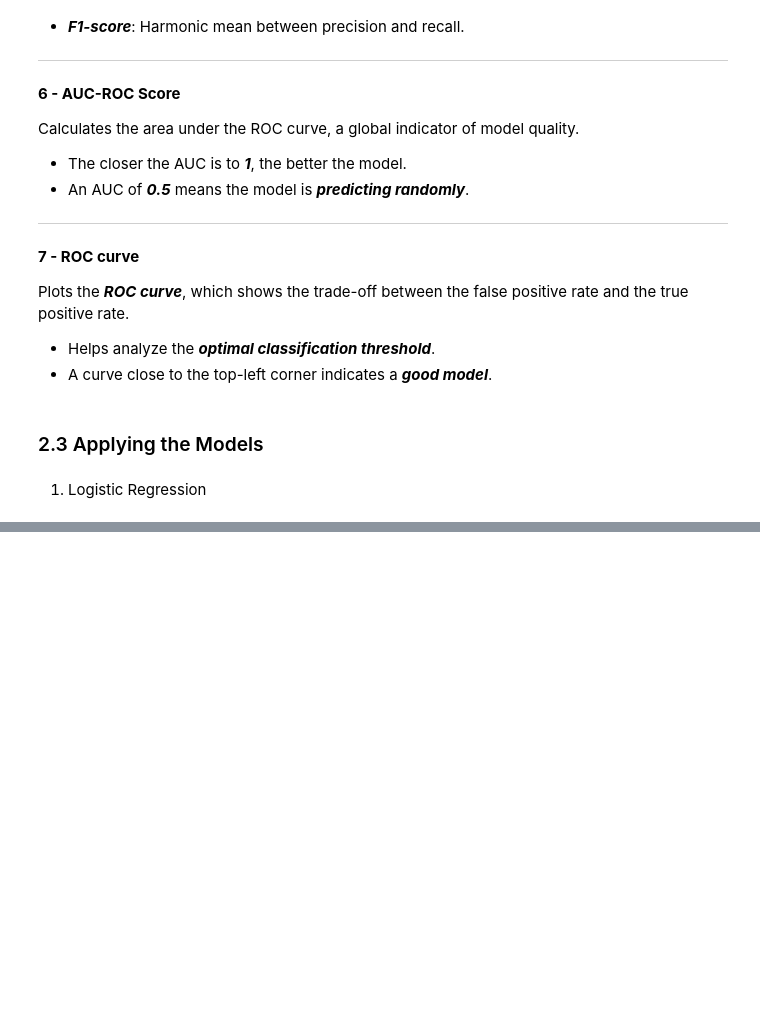
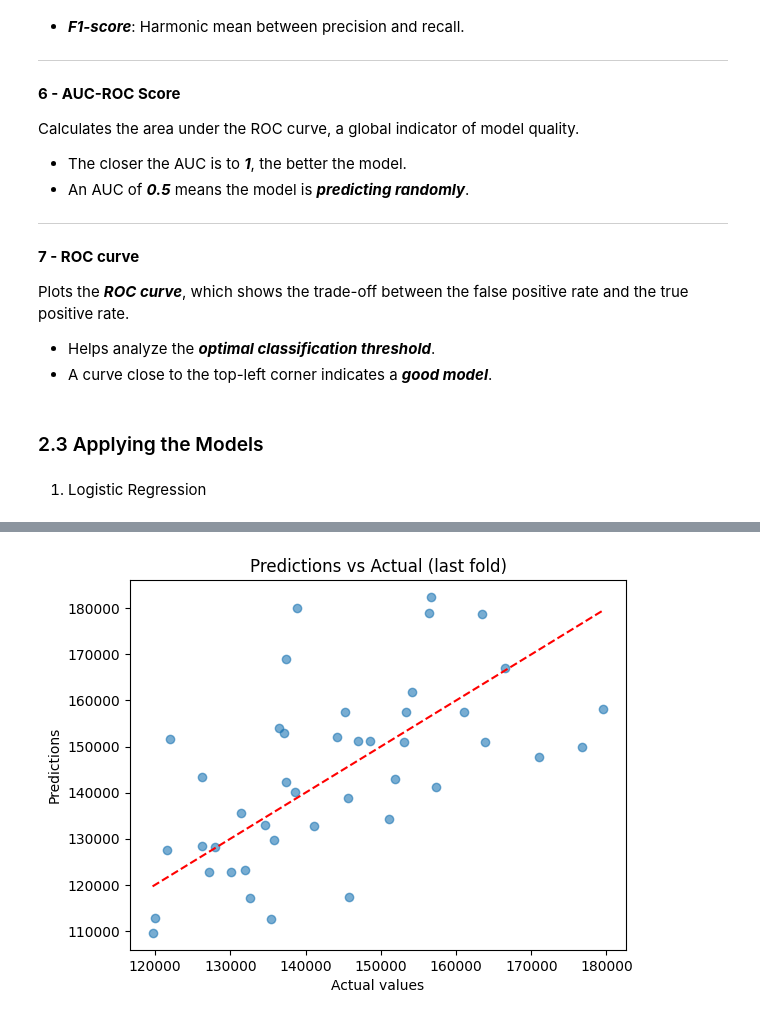
Before and after one commit to Samuel-JULLY/KMUTNB_internship, a Jupyter notebook: Projet.ipynb, the cells around one changed output, grey strips where cells are left out. Cells and saved outputs as stored; diff of their text form; code cells hidden in the pictures; blank space fills up the shorter version.

```diff
--- a/Projet.ipynb
+++ b/Projet.ipynb
@@ -425,48 +385,47 @@ plt.show()
 # %%
-from sklearn.tree import DecisionTreeClassifier
-from sklearn.metrics import confusion_matrix, classification_report, roc_auc_score, roc_curve
+from sklearn.tree import DecisionTreeRegressor
+from sklearn.metrics import mean_squared_error, r2_score
+from sklearn.model_selection import KFold
+import numpy as np
 import matplotlib.pyplot as plt
-import numpy as np
 
-# Model initialization
-dtree = DecisionTreeClassifier(random_state=42)
+# Initialize Decision Tree Regressor
+reg = DecisionTreeRegressor(random_state=42)
 
-# Storage for averages
-roc_aucs = []
-mean_fpr = np.linspace(0, 1, 100)
-tprs = []
+# Store evaluation scores
+r2_scores = []
+mse_scores = []
 
-for i, (train_index, test_index) in enumerate(skf.split(X, y)):
-    X_train, X_test = X[train_index], X[test_index]
-    y_train, y_test = y[train_index], y[test_index]
+# KFold cross-validation
+kf = KFold(n_splits=5, shuffle=True, random_state=42)
 
-    # Training
-    dtree.fit(X_train, y_train)
+for i, (train_index, test_index) in enumerate(kf.split(X)):
+    X_train = X.iloc[train_index]
+    X_test = X.iloc[test_index]
+    y_train = y.iloc[train_index]
+    y_test = y.iloc[test_index]
 
-    # Prediction
-    y_pred = dtree.predict(X_test)
-    y_score = dtree.predict_proba(X_test)[:, 1]
+    # Train model
+    reg.fit(X_train, y_train)
 
-    # Display results
+    # Predict
+    y_pred = reg.predict(X_test)
+
+    # Evaluate performance
+    mse = mean_squared_error(y_test, y_pred)
+    r2 = r2_score(y_test, y_pred)
+    mse_scores.append(mse)
+    r2_scores.append(r2)
+
     print(f"\n--- Fold {i+1} ---")
-    print("Confusion matrix:\n", confusion_matrix(y_test, y_pred))
-    print("Classification report:\n", classification_report(y_test, y_pred))
-    roc_auc = roc_auc_score(y_test, y_score)
-    print("AUC-ROC:", roc_auc)
-    roc_aucs.append(roc_auc)
+    print("MSE:", mse)
+    print("R²:", r2)
 
-    # ROC curve
-    fpr, tpr, _ = roc_curve(y_test, y_score)
-    tprs.append(np.interp(mean_fpr, fpr, tpr))
-    plt.plot(fpr, tpr, label=f'Fold {i+1} (AUC = {roc_auc:.2f})')
-
-# Display mean ROC curve
-mean_tpr = np.mean(tprs, axis=0)
-mean_auc = np.mean(roc_aucs)
-plt.plot(mean_fpr, mean_tpr, color='black', linestyle='--',
-         label=f'Mean (AUC = {mean_auc:.2f})')
-plt.xlabel("False Positive Rate")
-plt.ylabel("True Positive Rate")
-plt.title("ROC Curves - 5-Fold Cross-Validation (Decision Tree)")
-plt.legend()
+# Plot predictions vs actual values (last fold)
+plt.scatter(y_test, y_pred, alpha=0.6)
+plt.xlabel("Actual values")
+plt.ylabel("Predictions")
+plt.title("Predictions vs Actual (last fold)")
+plt.plot([min(y_test), max(y_test)], [min(y_test), max(y_test)], color='red', linestyle='--')
 plt.show()
+# %% [output]
@@ -473 +451,2 @@ plt.show()
+[figure, added]
 # %% [markdown]
```
Also changed, not shown: parts of 16 cells of this notebook.
